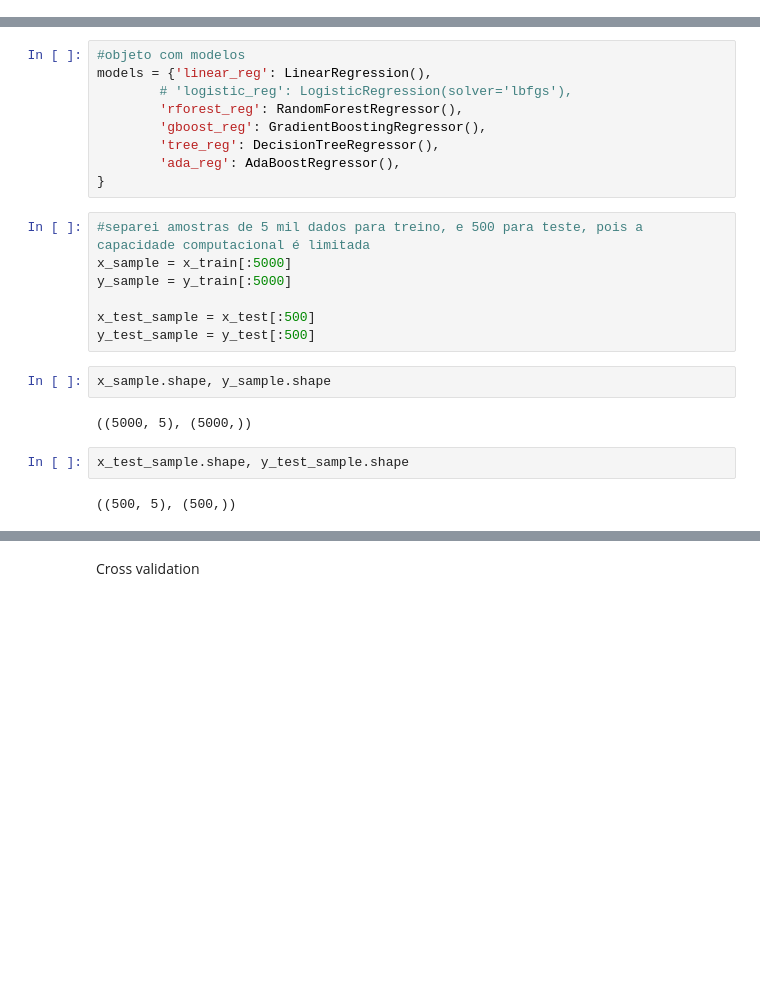
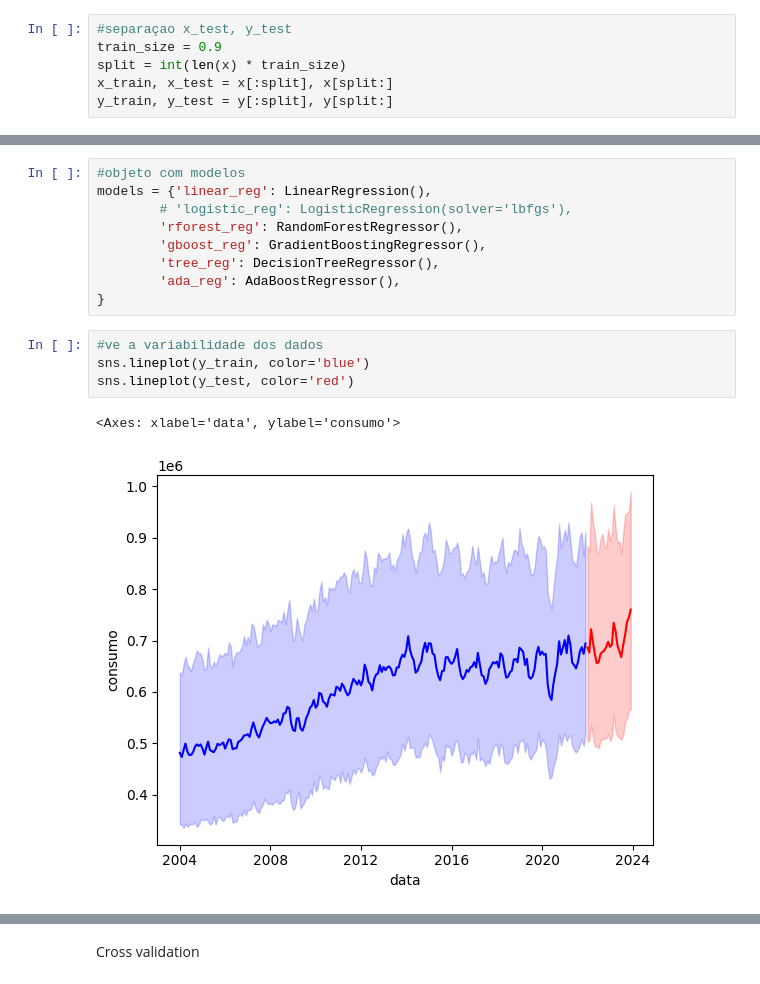
Before and after one commit to WesleySouza13/energy-consumption-forecast-br, a Jupyter notebook: Untitled-1.ipynb, the cells around one changed output, grey strips where cells are left out. Cells and saved outputs as stored; diff of their text form; blank space fills up the shorter version.

```diff
--- a/Untitled-1.ipynb
+++ b/Untitled-1.ipynb
@@ -516,3 +506,9 @@ Pipeline(steps=[('transform',
                                                   ['sigla_uf',
                                                    'tipo_consumo'])])),
                 ('model', LinearRegression())])
+# %%
+#separaçao x_test, y_test
+train_size = 0.9
+split = int(len(x) * train_size)
+x_train, x_test = x[:split], x[split:]
+y_train, y_test = y[:split], y[split:]
@@ -590,21 +611,13 @@ models = {'linear_reg': LinearRegression(),
         'tree_reg': DecisionTreeRegressor(),
         'ada_reg': AdaBoostRegressor(),
 }
-# %%
-#separei amostras de 5 mil dados para treino, e 500 para teste, pois a capacidade computacional é limitada
-x_sample = x_train[:5000]
-y_sample = y_train[:5000]
-
-x_test_sample = x_test[:500]
-y_test_sample = y_test[:500]
-# %%
-x_sample.shape, y_sample.shape
-# %% [output]
-((5000, 5), (5000,))
-# %%
-x_test_sample.shape, y_test_sample.shape
-# %% [output]
-((500, 5), (500,))
+# %%
+#ve a variabilidade dos dados
+sns.lineplot(y_train, color='blue')
+sns.lineplot(y_test, color='red')
+# %% [output]
+<Axes: xlabel='data', ylabel='consumo'>
+[figure, added]
 # %%
 #ponteiro para treinar modelos e prediçao
 predictions = {}
```
Also changed, not shown: parts of 37 cells of this notebook, 2 other files.
